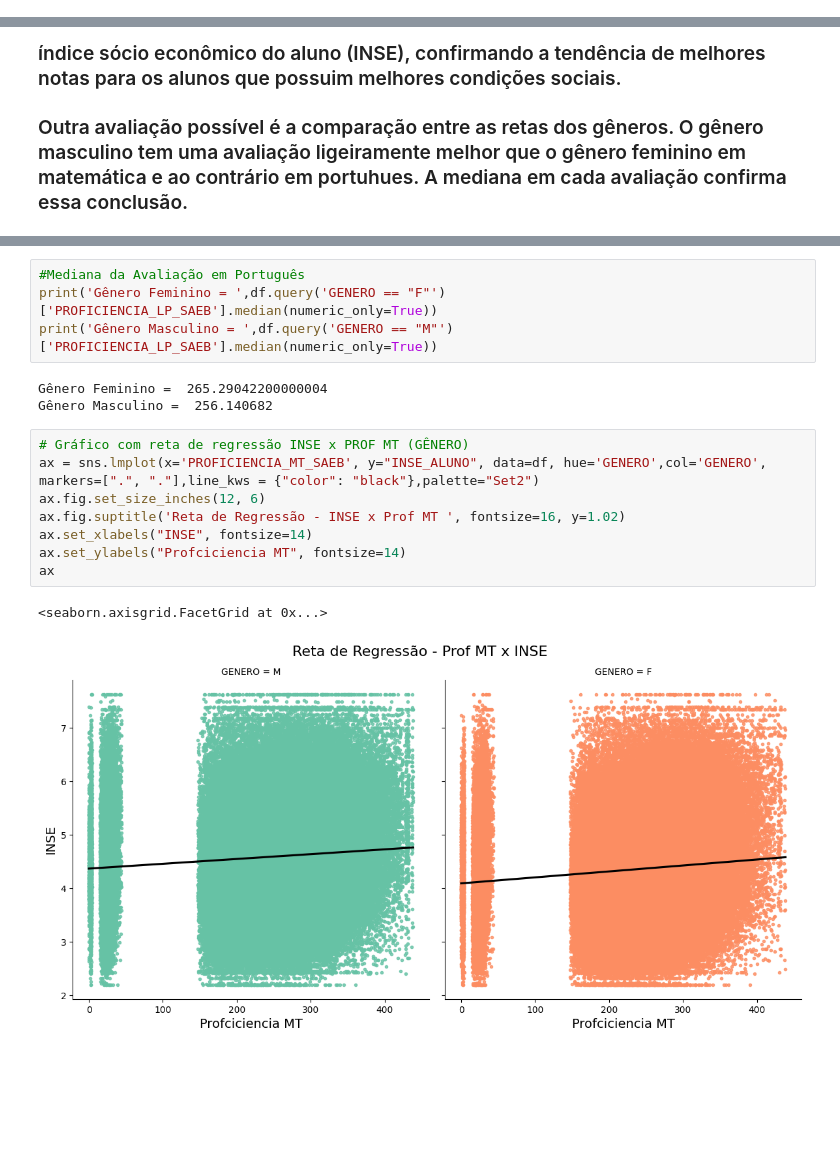
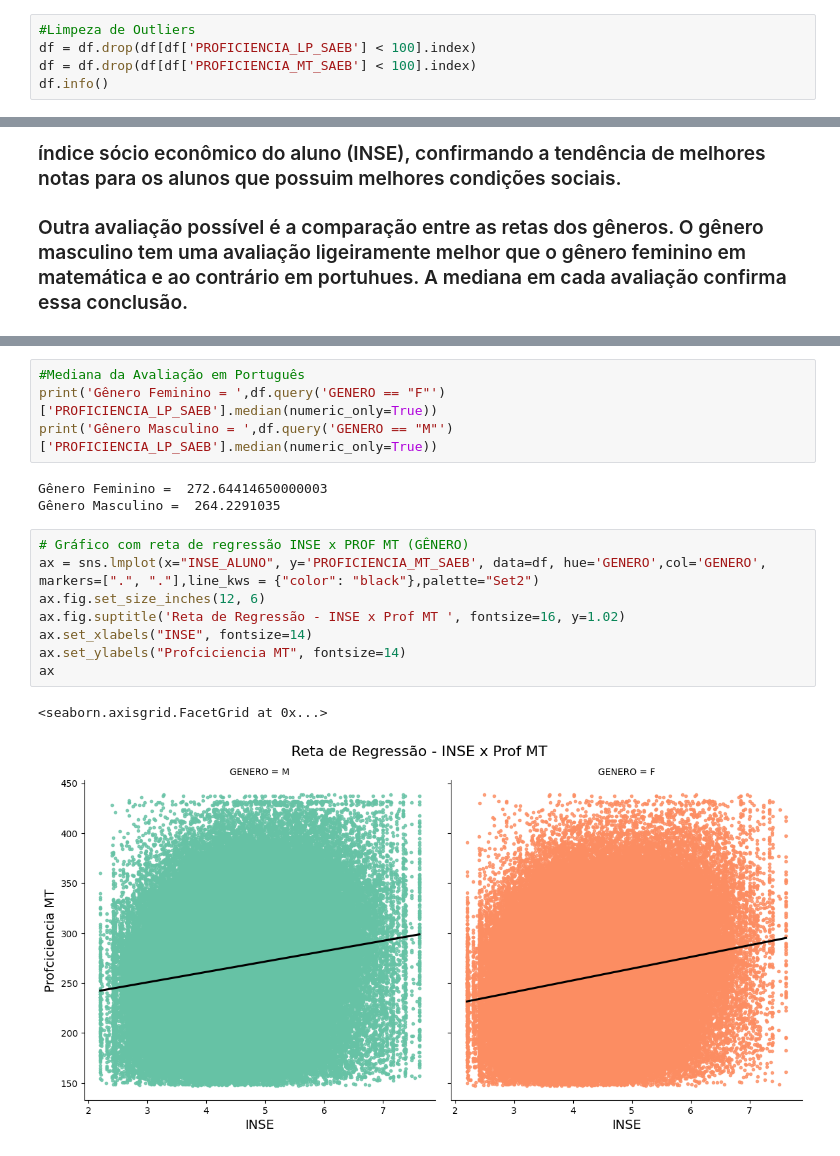
Before and after one commit to ebapp-dev/puc_ia, a Jupyter notebook: mvp/analise de dados/MVP_PUC_Eduardo.ipynb, the cells around one changed output, grey strips where cells are left out. Drawn from its saved outputs; the diff is of its cells as text; blank space fills up the shorter version.

```diff
--- a/mvp/analise de dados/MVP_PUC_Eduardo.ipynb
+++ b/mvp/analise de dados/MVP_PUC_Eduardo.ipynb
@@ -180,0 +195,5 @@ memory usage: 42.7+ MB
+# %%
+#Limpeza de Outliers
+df = df.drop(df[df['PROFICIENCIA_LP_SAEB'] < 100].index)
+df = df.drop(df[df['PROFICIENCIA_MT_SAEB'] < 100].index)
+df.info()
@@ -284,19 +321,19 @@ ax
 print('Gênero Feminino = ',df.query('GENERO == "F"')['PROFICIENCIA_LP_SAEB'].median(numeric_only=True))
 print('Gênero Masculino = ',df.query('GENERO == "M"')['PROFICIENCIA_LP_SAEB'].median(numeric_only=True))
 # %% [output]
-Gênero Feminino =  265.29042200000004
-Gênero Masculino =  256.140682
+Gênero Feminino =  272.64414650000003
+Gênero Masculino =  264.2291035
 # %%
 # Gráfico com reta de regressão INSE x PROF MT (GÊNERO)
-ax = sns.lmplot(x='PROFICIENCIA_MT_SAEB', y="INSE_ALUNO", data=df, hue='GENERO',col='GENERO', markers=[".", "."],line_kws = {"color": "black"},palette="Set2")
+ax = sns.lmplot(x="INSE_ALUNO", y='PROFICIENCIA_MT_SAEB', data=df, hue='GENERO',col='GENERO', markers=[".", "."],line_kws = {"color": "black"},palette="Set2")
 ax.fig.set_size_inches(12, 6)
 ax.fig.suptitle('Reta de Regressão - INSE x Prof MT ', fontsize=16, y=1.02)
 ax.set_xlabels("INSE", fontsize=14)
 ax.set_ylabels("Profciciencia MT", fontsize=14)
 ax
 # %% [output]
 <seaborn.axisgrid.FacetGrid at 0x...>
-[figure, old version]
+[figure, new version]
 # %%
 #Mediana da Avaliação em Matemática
 print('Gênero Feminino = ',df.query('GENERO == "F"')['PROFICIENCIA_MT_SAEB'].median(numeric_only=True))
```
Also changed, not shown: parts of 14 cells of this notebook.
